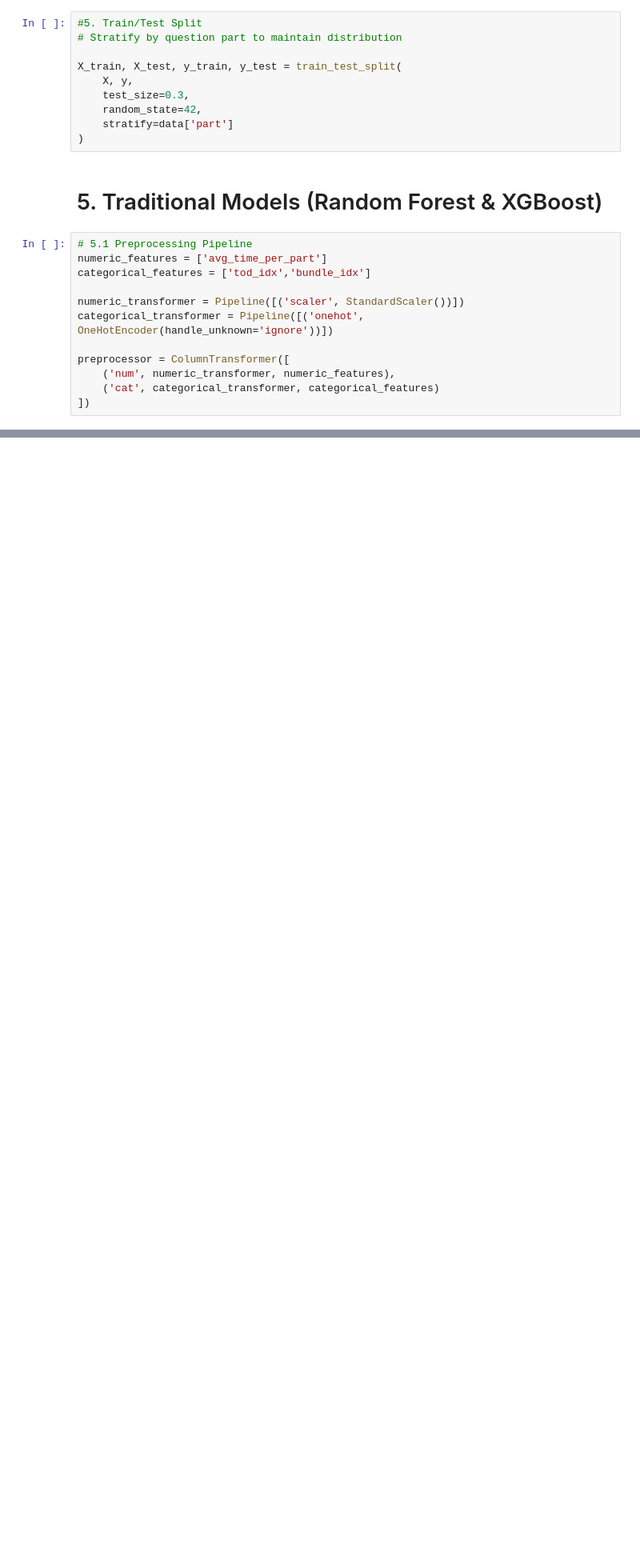
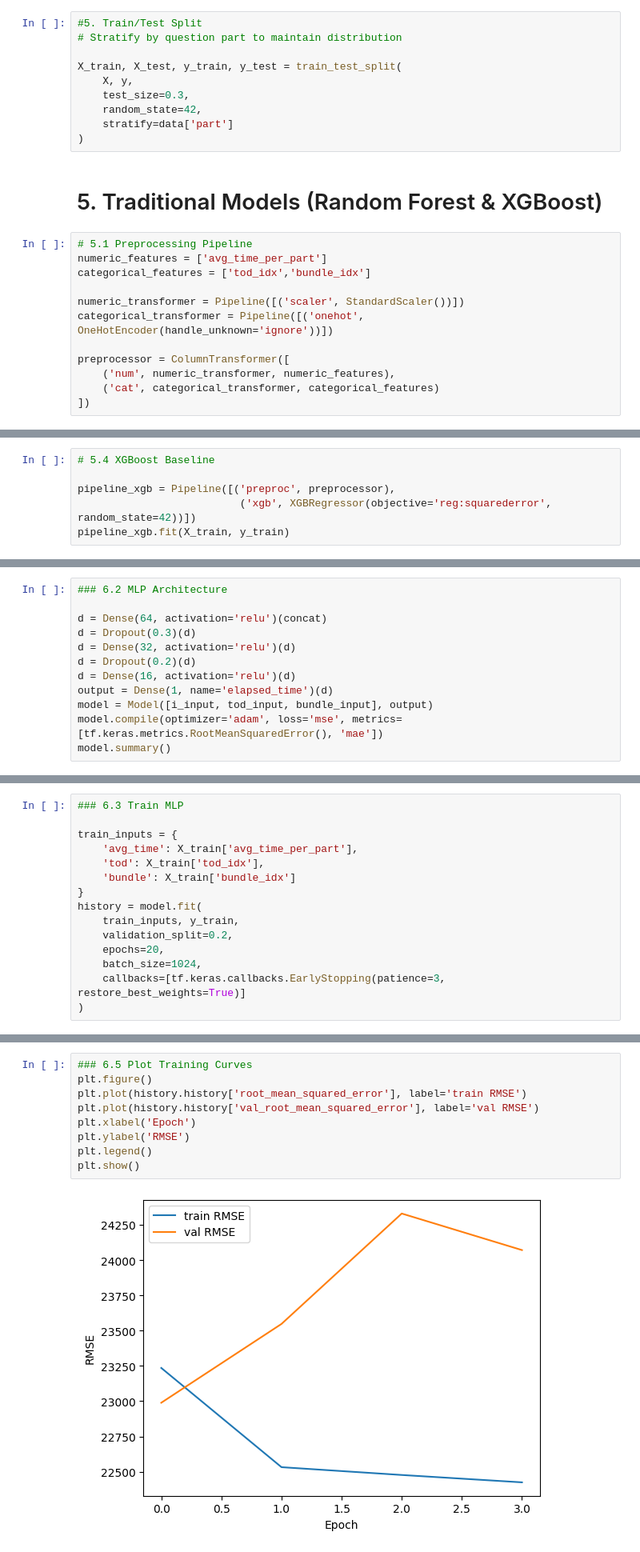
Before and after one commit to MoStrick/CapstoneProject_LearningPatterns, a Jupyter notebook: ML_Response_Time_Regression.ipynb, the cells around one changed output, grey strips where cells are left out. Shown: that part at 80% size. Saved outputs shown, nothing was run; the diff lists cells and outputs as text; blank space fills up the shorter version.

```diff
--- a/ML_Response_Time_Regression.ipynb
+++ b/ML_Response_Time_Regression.ipynb
@@ -139,0 +148,6 @@ print("Best RF params:", grid_rf.best_params_)
+# %%
+# 5.4 XGBoost Baseline
+
+pipeline_xgb = Pipeline([('preproc', preprocessor),
+                          ('xgb', XGBRegressor(objective='reg:squarederror', random_state=42))])
+pipeline_xgb.fit(X_train, y_train)
@@ -158,0 +199,12 @@ KeyboardInterrupt:
+# %%
+### 6.2 MLP Architecture
+
+d = Dense(64, activation='relu')(concat)
+d = Dropout(0.3)(d)
+d = Dense(32, activation='relu')(d)
+d = Dropout(0.2)(d)
+d = Dense(16, activation='relu')(d)
+output = Dense(1, name='elapsed_time')(d)
+model = Model([i_input, tod_input, bundle_input], output)
+model.compile(optimizer='adam', loss='mse', metrics=[tf.keras.metrics.RootMeanSquaredError(), 'mae'])
+model.summary()
@@ -158,0 +233,15 @@ KeyboardInterrupt:
+# %%
+### 6.3 Train MLP
+
+train_inputs = {
+    'avg_time': X_train['avg_time_per_part'],
+    'tod': X_train['tod_idx'],
+    'bundle': X_train['bundle_idx']
+}
+history = model.fit(
+    train_inputs, y_train,
+    validation_split=0.2,
+    epochs=20,
+    batch_size=1024,
+    callbacks=[tf.keras.callbacks.EarlyStopping(patience=3, restore_best_weights=True)]
+)
@@ -158,0 +280,11 @@ KeyboardInterrupt:
+# %%
+### 6.5 Plot Training Curves
+plt.figure()
+plt.plot(history.history['root_mean_squared_error'], label='train RMSE')
+plt.plot(history.history['val_root_mean_squared_error'], label='val RMSE')
+plt.xlabel('Epoch')
+plt.ylabel('RMSE')
+plt.legend()
+plt.show()
+# %% [output]
+[figure, added]
```
Also changed, not shown: parts of 13 cells of this notebook, 1 other file.
